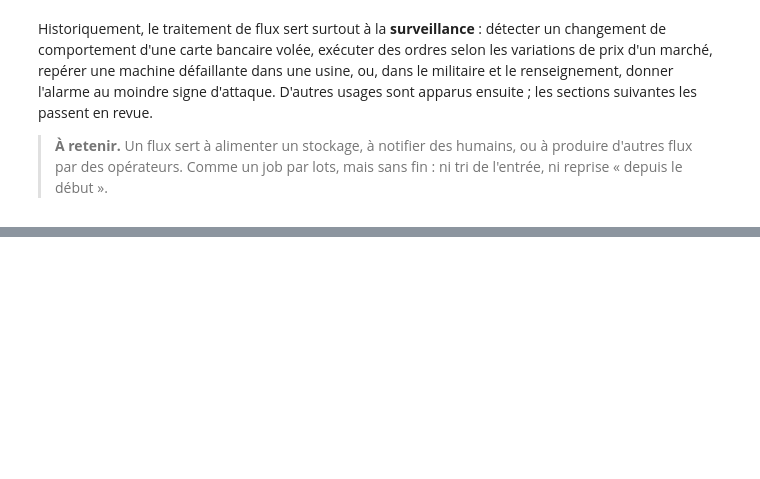
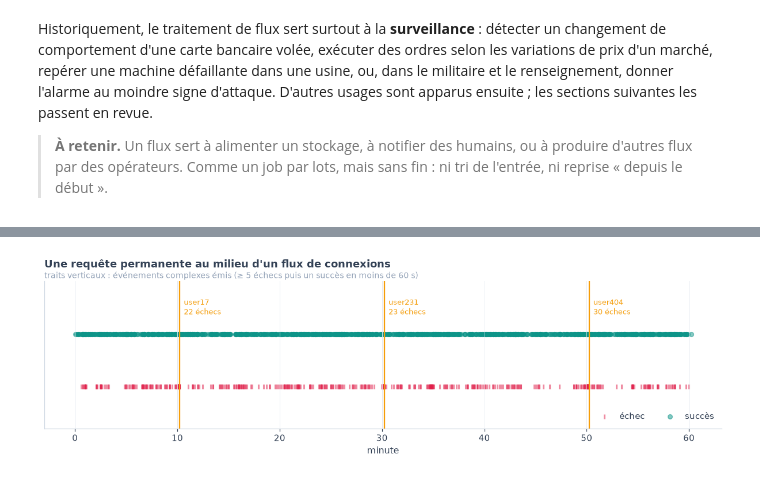
Before and after one commit to gwils28/Designing_Data_Intensive_Applications__ByTheBook, a Jupyter notebook: notebooks/ch11_traitement_de_flux/ch11_cours_5_usages_du_traitement_de_flux.ipynb, the cells around one changed output, grey strips where cells are left out. Drawn from its saved outputs; the diff is of its cells as text; code cells hidden in the pictures; blank space fills up the shorter version.

Commit message:
ch11 cours 5 : La détection d'événements complexes

```diff
--- a/notebooks/ch11_traitement_de_flux/ch11_cours_5_usages_du_traitement_de_flux.ipynb
+++ b/notebooks/ch11_traitement_de_flux/ch11_cours_5_usages_du_traitement_de_flux.ipynb
@@ -84,0 +101,18 @@ usages sont apparus ensuite ; les sections suivantes les passent en revue.
+# %%
+evts = []
+for u in range(500):
+    for t0 in rng.uniform(0, 3600, int(rng.integers(1, 4))):
+        n_fautes = int(rng.choice([0, 1, 2, 3], p=[0.75, 0.17, 0.06, 0.02]))      # fautes de frappe
+        t = t0
+        for _ in range(n_fautes):
+            evts.append((t, f"user{u}", "fail")); t += rng.uniform(4, 15)          # un humain retape lentement
+        evts.append((t, f"user{u}", "ok"))
+for a, t0 in [(17, 600), (231, 1800), (404, 3000)]:
+    t = t0
+    for _ in range(int(rng.integers(20, 40))):
+        evts.append((t, f"user{a}", "fail")); t += rng.uniform(0.2, 1.0)          # un robot essaie vite
+    evts.append((t, f"user{a}", "ok"))
+evts.sort()
+alertes = st.detect_brute_force(evts, n_fail=5, within=60)
+print(f"{len(evts)} événements ; {len(alertes)} événements complexes détectés :")
+pd.DataFrame(alertes, columns=["t (s)", "compte", "échecs dans la minute"]).round(1)
@@ -84,0 +125,17 @@ usages sont apparus ensuite ; les sections suivantes les passent en revue.
+# %%
+fig, ax = plt.subplots(figsize=(11, 3.4))
+E = pd.DataFrame(evts, columns=["t", "user", "kind"])
+for kind, c, m in [("fail", ROSE, "|"), ("ok", TEAL, "o")]:
+    sub = E[E.kind == kind]
+    ax.scatter(sub.t / 60, np.full(len(sub), 0 if kind == "fail" else 0.25), color=c, marker=m, s=25, alpha=0.5,
+               label="échec" if kind == "fail" else "succès")
+for t, u, nf in alertes:
+    ax.axvline(t / 60, color=AMBER, lw=1.5)
+    ax.text(t / 60 + 0.4, 0.42, f"{u}\n{nf} échecs", fontsize=8.5, color=AMBER, va="top")
+ax.set_yticks([]); ax.set_ylim(-0.2, 0.5)
+ax.set_xlabel("minute"); ax.set_title("Une requête permanente au milieu d'un flux de connexions")
+subtitle(ax, "traits verticaux : événements complexes émis (≥ 5 échecs puis un succès en moins de 60 s)")
+ax.legend(loc="lower right", ncol=2)
+plt.tight_layout(); plt.show()
+# %% [output]
+[figure, added]
```
Also changed, not shown: parts of 3 cells of this notebook.
